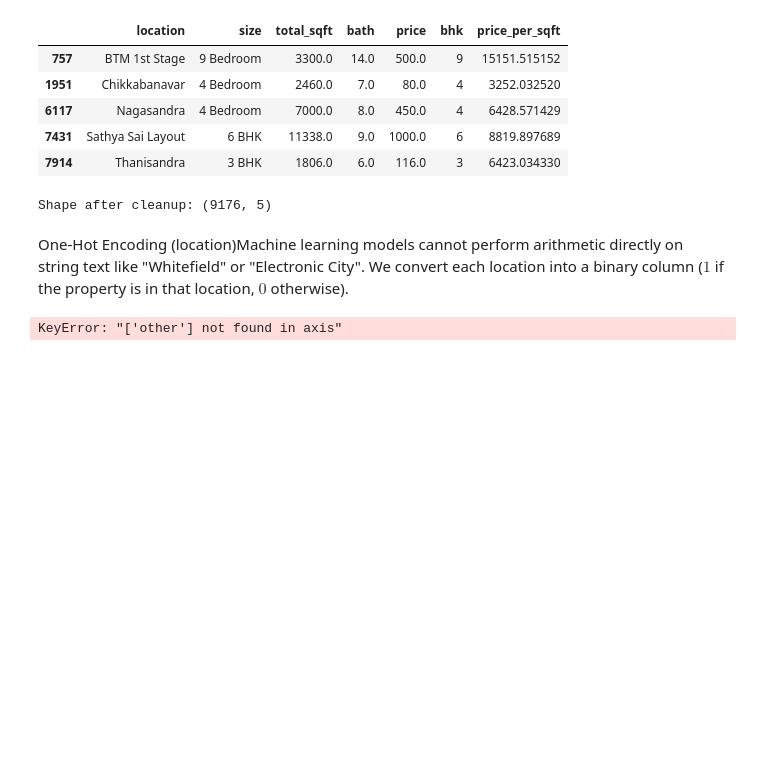
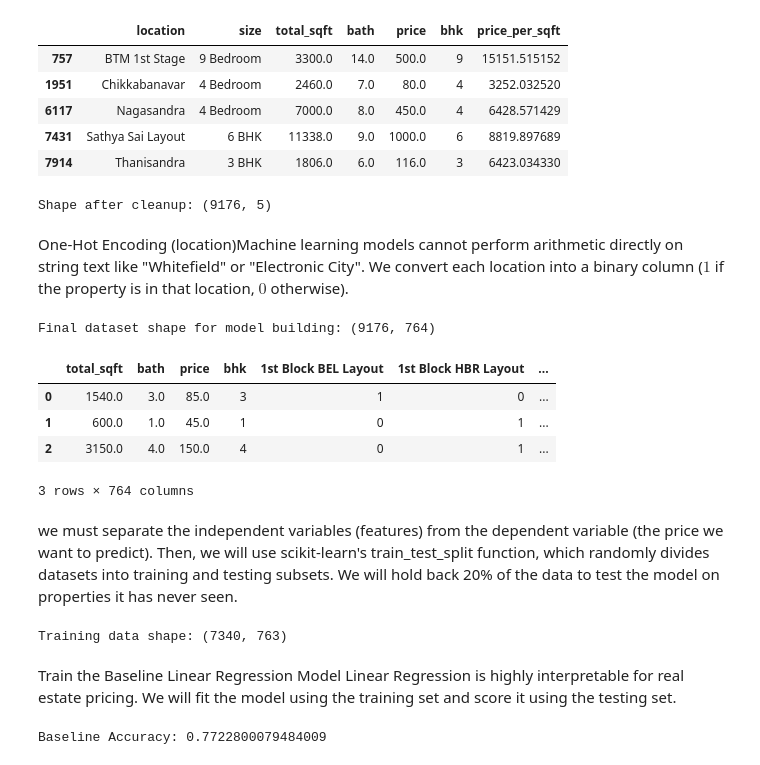
Before and after one commit to Hemanthm5678/bengaluru-housing-eda, a Jupyter notebook: notebooks/01_data_cleaning.ipynb, the cells around one changed output. Cells and saved outputs as stored; diff of their text form; code cells hidden in the pictures; blank space fills up the shorter version.

Commit message:
complete day 5 model training and cross-validation

```diff
--- a/notebooks/01_data_cleaning.ipynb
+++ b/notebooks/01_data_cleaning.ipynb
@@ -247,13 +247,54 @@ One-Hot Encoding (location)Machine learning models cannot perform arithmetic dir
 # %%
 # 1. Create dummy variables (one-hot encoding) for each location
 dummies = pd.get_dummies(df9.location, dtype=int)
 
-# 2. Drop 'other' to prevent the dummy variable trap (multicollinearity)
+# 2. Drop 'other' (if it exists) to prevent the dummy variable trap
 # and concatenate with the main dataframe
-df10 = pd.concat([df9.drop('location', axis='columns'), dummies.drop('other', axis='columns')], axis='columns')
+df10 = pd.concat([
+    df9.drop('location', axis='columns'),
+    dummies.drop('other', axis='columns', errors='ignore')
+], axis='columns')
 
 # 3. Check the final model-ready dataframe
 print("Final dataset shape for model building:", df10.shape)
 df10.head(3)
 # %% [output]
-KeyError: "['other'] not found in axis"
+Final dataset shape for model building: (9176, 764)
+|  | total_sqft | bath | price | bhk | 1st Block BEL Layout | 1st Block HBR Layout | ... |
+| 0 | 1540.0 | 3.0 | 85.0 | 3 | 1 | 0 | ... |
+| 1 | 600.0 | 1.0 | 45.0 | 1 | 0 | 1 | ... |
+| 2 | 3150.0 | 4.0 | 150.0 | 4 | 0 | 1 | ... |
+3 rows × 764 columns
+# %% [markdown]
+we must separate the independent variables (features) from the dependent variable (the price we want to predict). Then, we will use scikit-learn's train_test_split function, which randomly divides datasets into training and testing subsets. We will hold back 20% of the data to test the model on properties it has never seen.
+# %%
+from sklearn.model_selection import train_test_split
+
+# 1. X is all independent variables (drop the price column)
+X = df10.drop('price', axis='columns')
+
+# 2. y is the dependent variable (the target price)
+y = df10.price
+
+# 3. Split the data: 80% for training, 20% for testing
+X_train, X_test, y_train, y_test = train_test_split(X, y, test_size=0.2, random_state=10)
+
+print("Training data shape:", X_train.shape)
+# %% [output]
+Training data shape: (7340, 763)
+# %% [markdown]
+Train the Baseline Linear Regression Model
+Linear Regression is highly interpretable for real estate pricing. We will fit the model using the training set and score it using the testing set.
+# %%
+from sklearn.linear_model import LinearRegression
+
+# 1. Initialize the model
+lr_clf = LinearRegression()
+
+# 2. Train (fit) the model using the training data
+lr_clf.fit(X_train, y_train)
+
+# 3. Check the baseline accuracy (R-squared score) on the test data
+print("Baseline Accuracy:", lr_clf.score(X_test, y_test))
+# %% [output]
+Baseline Accuracy: 0.7722800079484009
```
Also changed, not shown: parts of 2 cells of this notebook.
